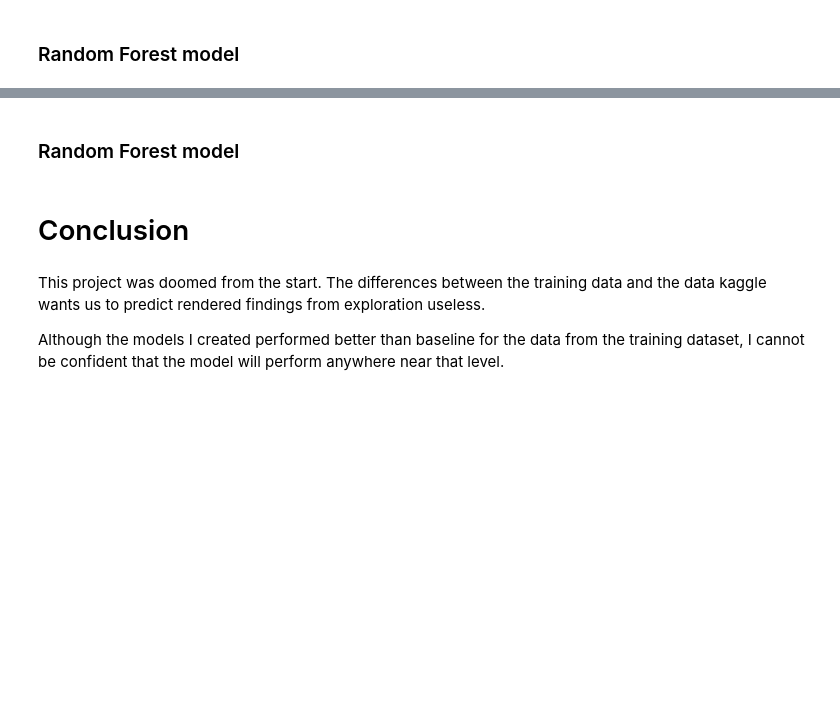
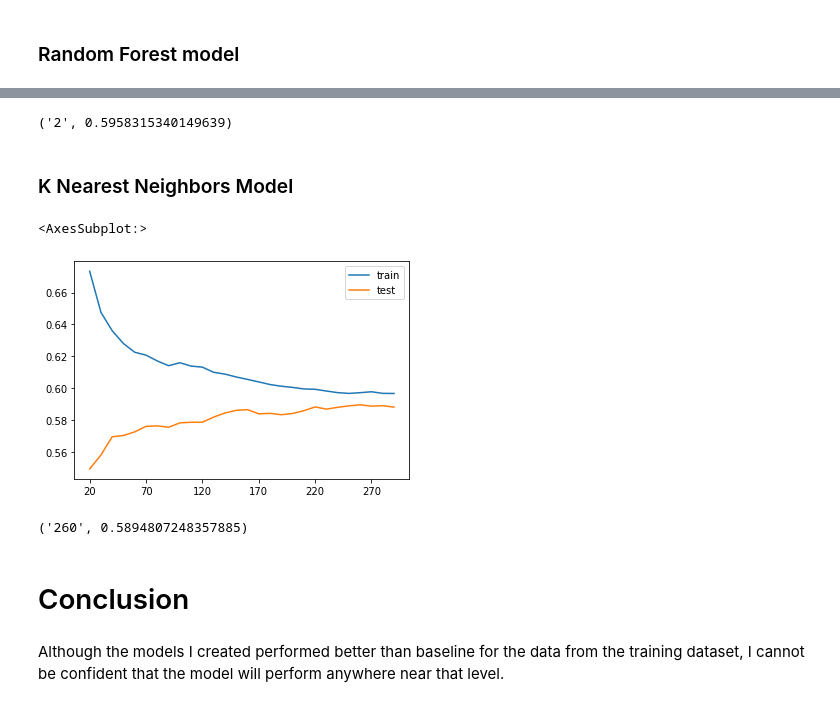
Before and after one commit to MrEnigmamgine/kaggle-product-failure, a Jupyter notebook: Final.ipynb, the cells around one changed output, grey strips where cells are left out. Drawn from its saved outputs; the diff is of its cells as text; code cells hidden in the pictures; blank space fills up the shorter version.

```diff
--- a/Final.ipynb
+++ b/Final.ipynb
@@ -163,8 +157,32 @@ rfc_aoc.T
-# %% [markdown]
-### Random Forest model
+# %%
+rfc_aoc.test.idxmax(), rfc_aoc.test.max()
+# %% [output]
+('2', 0.5958315340149639)
+# %% [markdown]
+### K Nearest Neighbors Model
+# %%
+scaler = mytk.train_scaler(tx)
+scaled_tx = mytk.scale_df(tx, scaler)
+scaled_sx = mytk.scale_df(sx, scaler)
+
+mets = {}
+for i in range (20, 300, 10):
+    m = KNeighborsClassifier(n_neighbors=i)
+    m.fit(scaled_tx, ty)
+    tp = m.predict_proba(scaled_tx)[:, 1]
+    sp = m.predict_proba(scaled_sx)[:, 1]
+    mets[f'{i}'] = {'train': roc_auc_score(ty, tp),
+                            'test': roc_auc_score(sy, sp)}
+knn_aoc = pd.DataFrame.from_dict(mets, 'index')
+knn_aoc.plot()
+# %% [output]
+<AxesSubplot:>
+[figure, added]
+# %%
+knn_aoc.test.idxmax(), knn_aoc.test.max()
+# %% [output]
+('260', 0.5894807248357885)
 # %% [markdown]
 # Conclusion
 # %% [markdown]
-This project was doomed from the start.  The differences between the training data and the data kaggle wants us to predict rendered findings from exploration useless.
-
 Although the models I created performed better than baseline for the data from the training dataset, I cannot be confident that the model will perform anywhere near that level.
```
Also changed, not shown: parts of 2 cells of this notebook.
